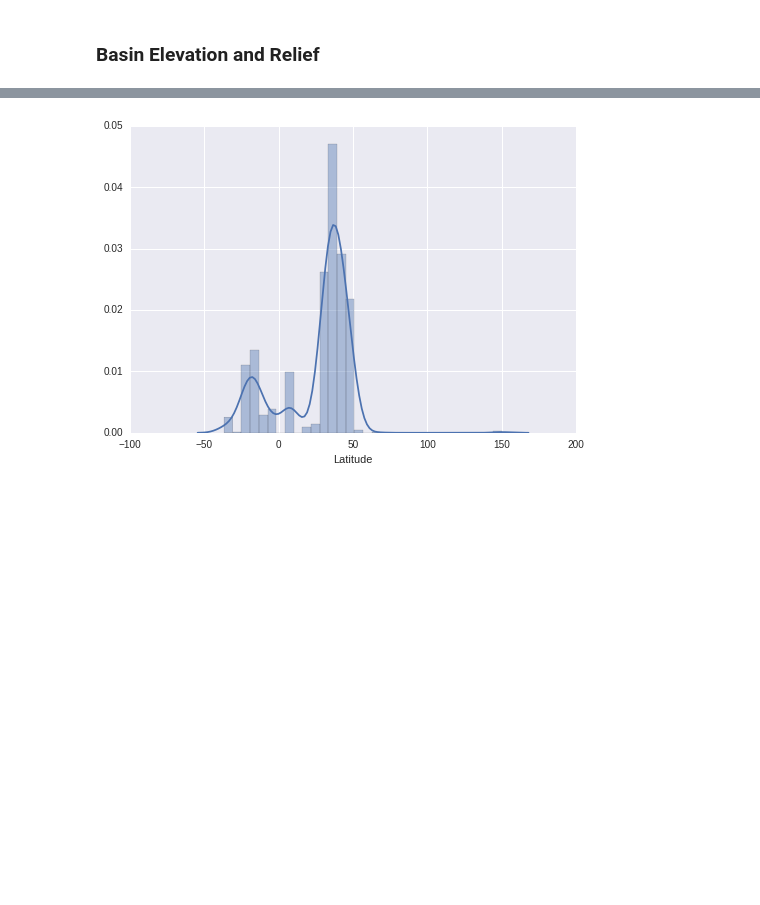
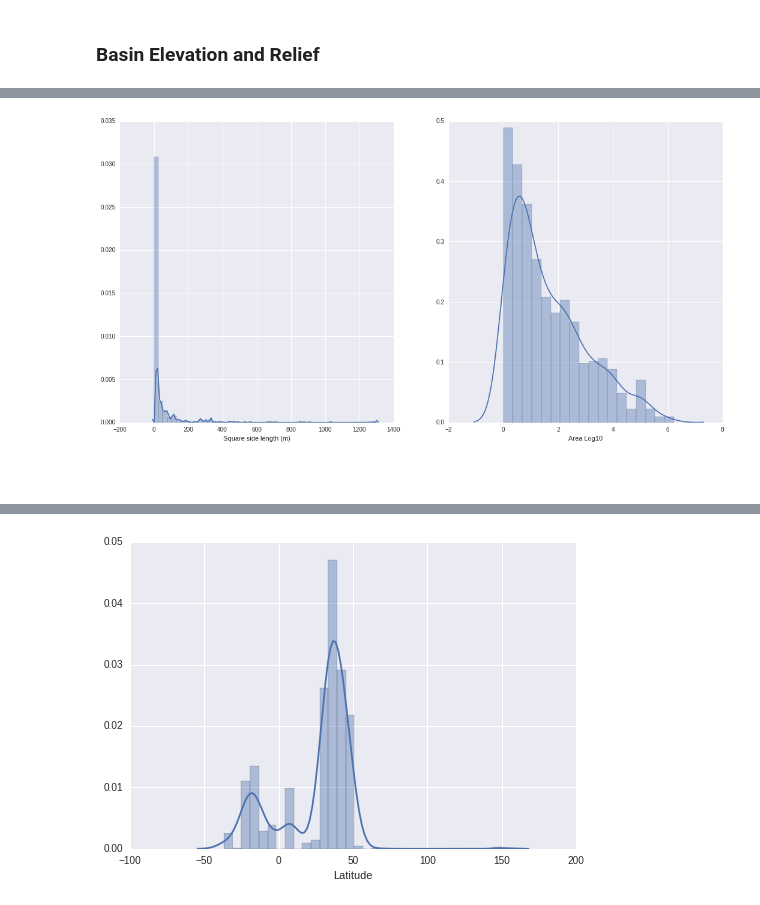
Before and after one commit to WGierke/erosion_data_analytics, a Jupyter notebook: Statistics.ipynb, the cells around one changed output, grey strips where cells are left out. Saved outputs shown, nothing was run; the diff lists cells and outputs as text; code cells hidden in the pictures; blank space fills up the shorter version.

```diff
--- a/Statistics.ipynb
+++ b/Statistics.ipynb
@@ -131,0 +140,13 @@ len(df[df['Basin Area (km2)'] == 0])
+# %%
+df['Square side length (m)'] = np.sqrt(df['Basin Area (km2)'])
+df['Area Log10'] = np.log10(df['Basin Area (km2)']+1)
+fig = plt.figure(figsize=(18, 9))
+ax_squ = fig.add_subplot(121)
+ax_log = fig.add_subplot(122)
+sns.distplot(df['Square side length (m)'], ax=ax_squ)
+sns.distplot(df['Area Log10'], ax=ax_log)
+plt.show()
+# %% [output]
+[figure, added]
+# %% [markdown]
+###
```
Also changed, not shown: parts of 10 cells of this notebook.
